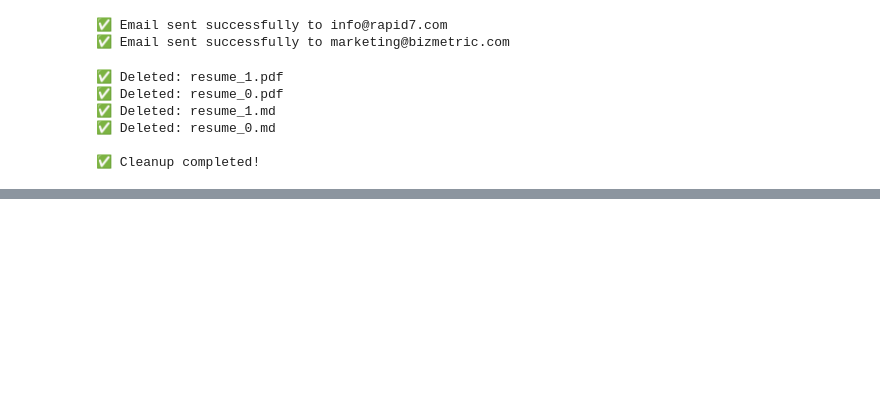
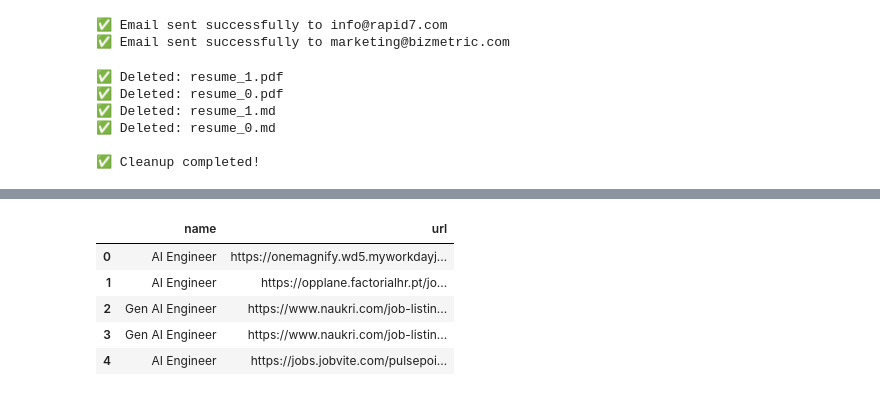
Before and after one commit to pratham4544/naukri_automation, a Jupyter notebook: test.ipynb, the cells around one changed output, grey strips where cells are left out. Saved outputs shown, nothing was run; the diff lists cells and outputs as text; code cells hidden in the pictures; blank space fills up the shorter version.

```diff
--- a/test.ipynb
+++ b/test.ipynb
@@ -658,0 +699,12 @@ eligibile_to_send_mails.to_csv("sent_emails_status.csv", index=False)
+# %%
+df = pd.read_csv('ignored/naukri_jobs_20260202_135705.csv')
+urls = df['apply_link'].to_list()
+df = pd.DataFrame({ "name": df['title'].values, "url": df['apply_link'].values})
+df.head()
+# %% [output]
+|  | name | url |
+| 0 | AI Engineer | https://onemagnify.wd5.myworkdayj... |
+| 1 | AI Engineer | https://opplane.factorialhr.pt/jo... |
+| 2 | Gen AI Engineer | https://www.naukri.com/job-listin... |
+| 3 | Gen AI Engineer | https://www.naukri.com/job-listin... |
+| 4 | AI Engineer | https://jobs.jobvite.com/pulsepoi... |
```
Also changed, not shown: parts of 11 cells of this notebook, 20 other files.
